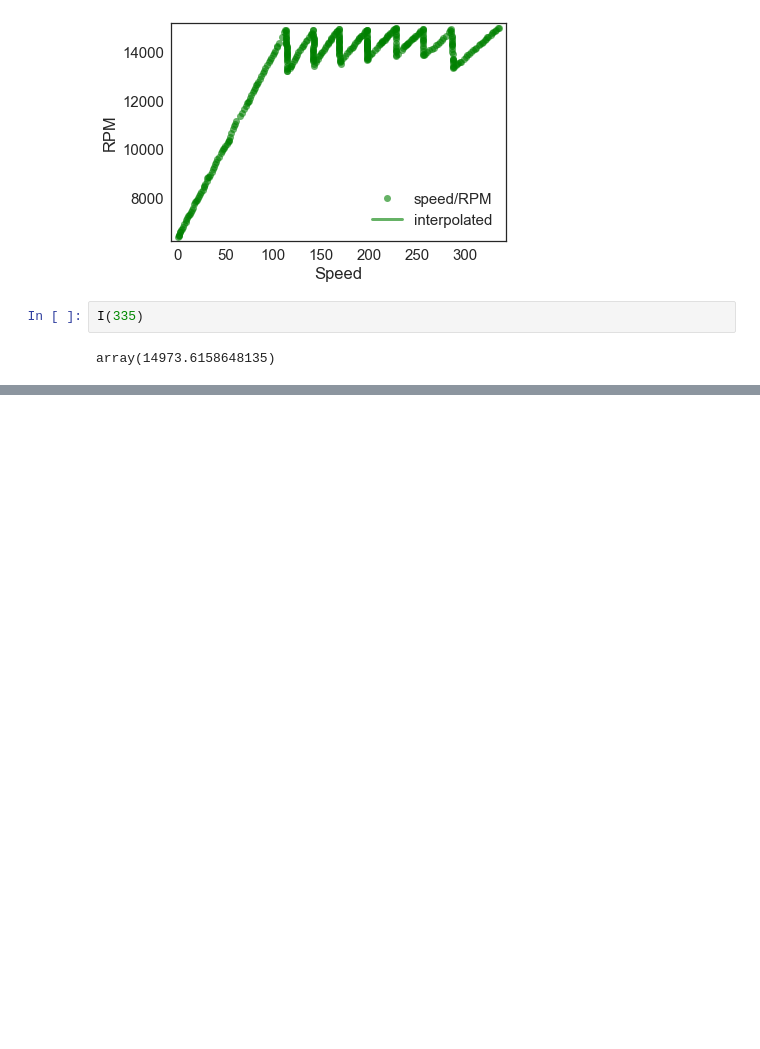
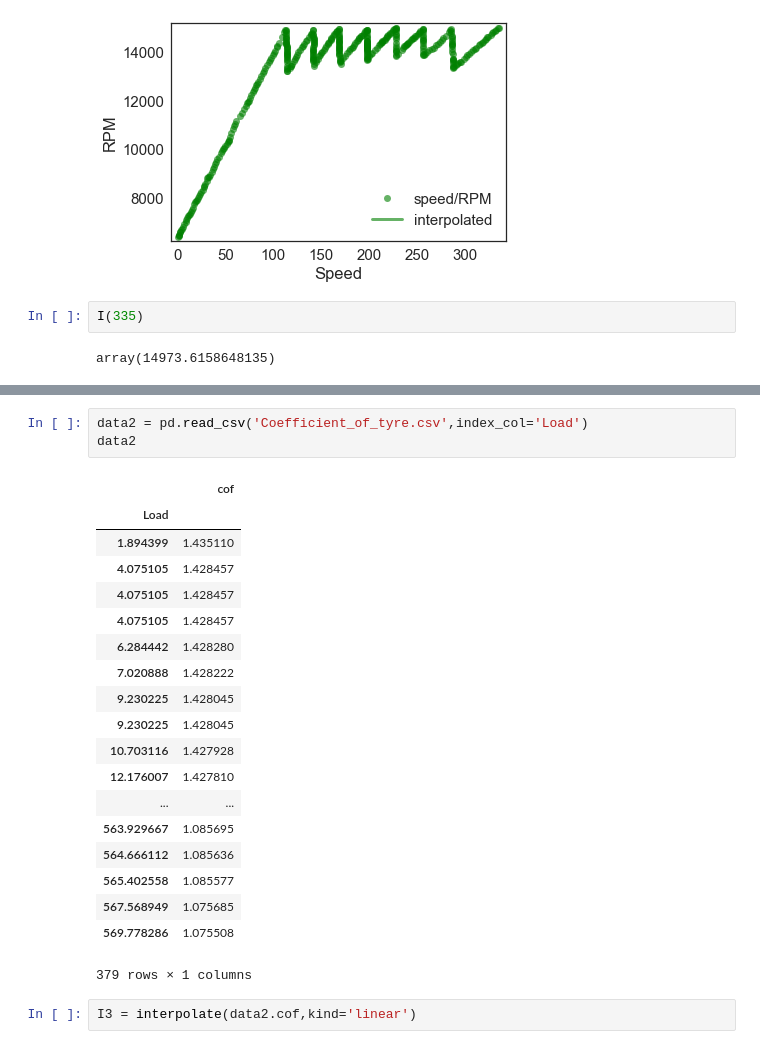
Before and after one commit to ssreekanth2000/ModSimPy, a Jupyter notebook: code/Project 3.ipynb, the cells around one changed output, grey strips where cells are left out. Saved outputs shown, nothing was run; the diff lists cells and outputs as text; blank space fills up the shorter version.

```diff
--- a/code/Project 3.ipynb
+++ b/code/Project 3.ipynb
@@ -195,0 +206,25 @@ array(14973.6158648135)
+# %%
+data2 = pd.read_csv('Coefficient_of_tyre.csv',index_col='Load')
+data2
+# %% [output]
+|  | cof |
+| Load |  |
+| 1.894399 | 1.435110 |
+| 4.075105 | 1.428457 |
+| 4.075105 | 1.428457 |
+| 4.075105 | 1.428457 |
+| 6.284442 | 1.428280 |
+| 7.020888 | 1.428222 |
+| 9.230225 | 1.428045 |
+| 9.230225 | 1.428045 |
+| 10.703116 | 1.427928 |
+| 12.176007 | 1.427810 |
+| ... | ... |
+| 563.929667 | 1.085695 |
+| 564.666112 | 1.085636 |
+| 565.402558 | 1.085577 |
+| 567.568949 | 1.075685 |
+| 569.778286 | 1.075508 |
+379 rows × 1 columns
+# %%
+I3 = interpolate(data2.cof,kind='linear')
```
Also changed, not shown: parts of 3 cells of this notebook, 1 other file.
